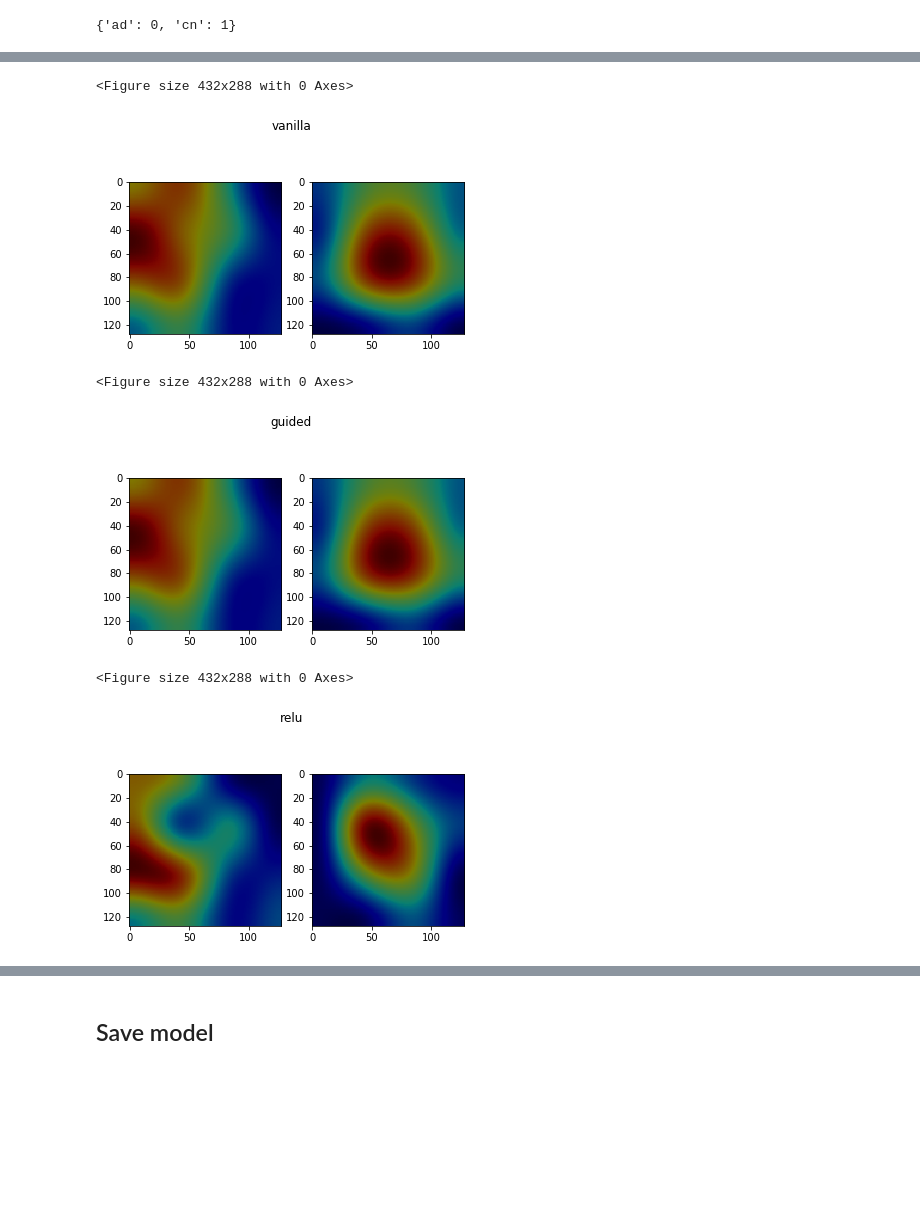
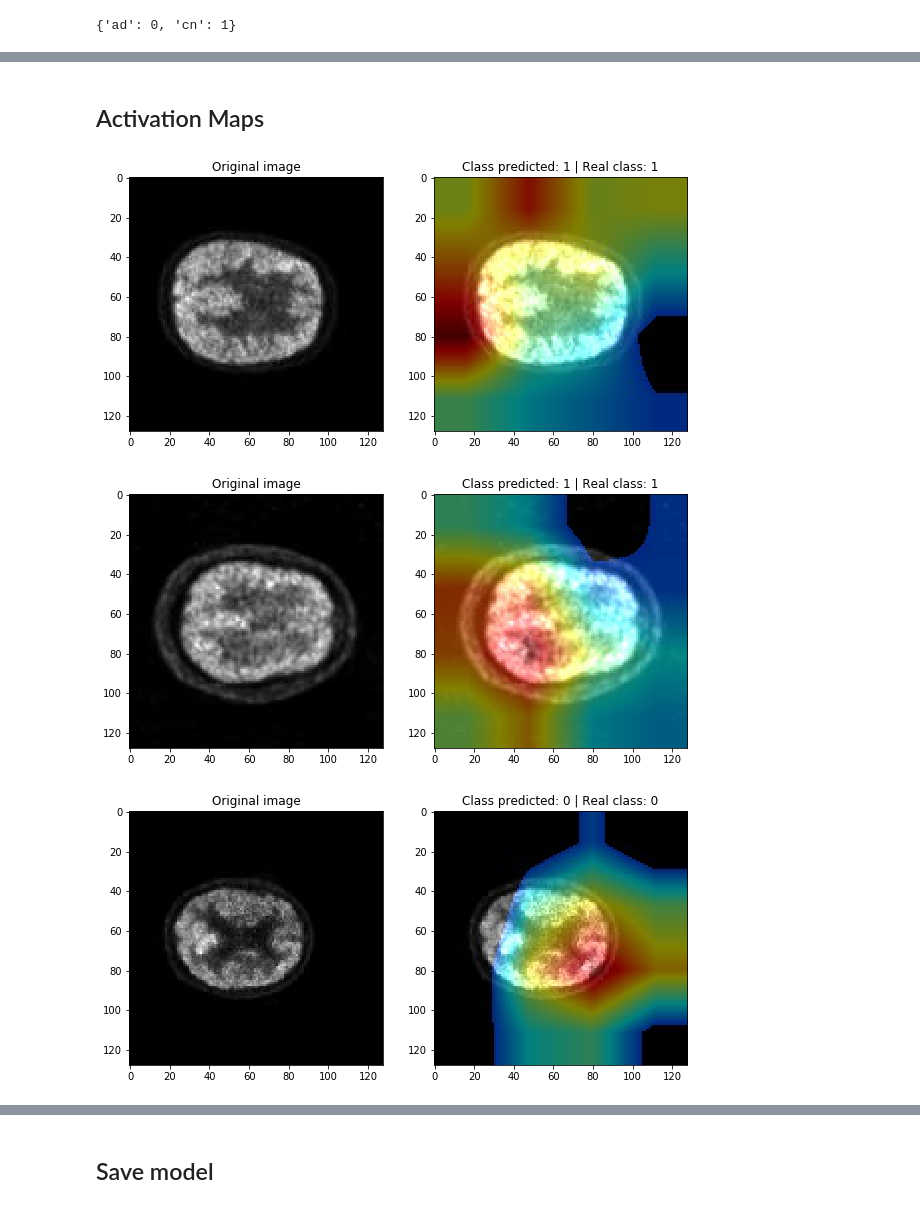
Before and after one commit to vincent1bt/Healthy-notebooks, a Jupyter notebook: AD.ipynb, the cells around one changed output, grey strips where cells are left out. Drawn from its saved outputs; the diff is of its cells as text; code cells hidden in the pictures; blank space fills up the shorter version.

```diff
--- a/AD.ipynb
+++ b/AD.ipynb
@@ -373,3 +329,0 @@ preprocessed_images = np.array([ad_image_model, cn_image_model])
-# %%
-predictions = model.predict(preprocessed_images)
-predicted_classes = np.argmax(predictions, axis=1)
@@ -388,10 +329,0 @@ for index, img in enumerate(preprocessed_images):
-# %%
-layer_idx = utils.find_layer_idx(model, 'dense_2')
-
-fig, ax = plt.subplots(1, 2, figsize=(8, 8))
-fig.suptitle('Gradient maps')
-
-for index, img in enumerate(preprocessed_images):
-    grads = visualize_saliency(model, layer_idx, filter_indices=index, seed_input=img)
-    ax[index].set_title(classes_names[index])
-    ax[index].imshow(grads, cmap='jet')
@@ -400,10 +329,0 @@ for index, img in enumerate(preprocessed_images):
-# %%
-for modifier in ['guided', 'relu']:
-    plt.figure()
-    f, ax = plt.subplots(1, 2)
-    plt.suptitle(modifier)
-
-    for index, img in enumerate(preprocessed_images):
-        grads = visualize_saliency(model, layer_idx, filter_indices=index,
-                                   seed_input=img, backprop_modifier=modifier)
-        ax[index].imshow(grads, cmap='jet')
@@ -415,25 +330,2 @@ for modifier in ['guided', 'relu']:
-# %%
-import matplotlib.cm as cm
-from vis.visualization import visualize_cam
-
-penultimate_layer = utils.find_layer_idx(model, 'Conv_1_bn')
-
-for modifier in [None, 'guided', 'relu']:
-    plt.figure()
-    f, ax = plt.subplots(1, 2)
-    plt.suptitle("vanilla" if modifier is None else modifier)
-    for index, img in enumerate(preprocessed_images):
-        grads = visualize_cam(model, layer_idx, filter_indices=index,
-                              seed_input=img, penultimate_layer_idx=penultimate_layer,
-                              backprop_modifier=modifier)
-        jet_heatmap = np.uint8(cm.jet(grads)[..., :3] * 255)
-        img_rgb = tf.image.grayscale_to_rgb(img)
-        img_rgb = img_rgb.eval(session=sess)
-        ax[index].imshow(overlay(jet_heatmap, img_rgb))
-# %% [output]
-<Figure size 432x288 with 0 Axes>
-[figure, removed]
-<Figure size 432x288 with 0 Axes>
-[figure, removed]
-<Figure size 432x288 with 0 Axes>
-[figure, removed]
+# %% [markdown]
+## Activation Maps
@@ -439,0 +388,12 @@ for modifier in [None, 'guided', 'relu']:
+# %%
+get_activation_map(f'{cn_path}/{cn_val_images_paths[100]}', [0, 1])
+# %% [output]
+[figure, added]
+# %%
+get_activation_map(f'{cn_path}/{cn_val_images_paths[25]}', [0, 1])
+# %% [output]
+[figure, added]
+# %%
+get_activation_map(f'{ad_path}/{ad_val_images_paths[0]}', [1, 0])
+# %% [output]
+[figure, added]
```
Also changed, not shown: parts of 53 cells of this notebook.
